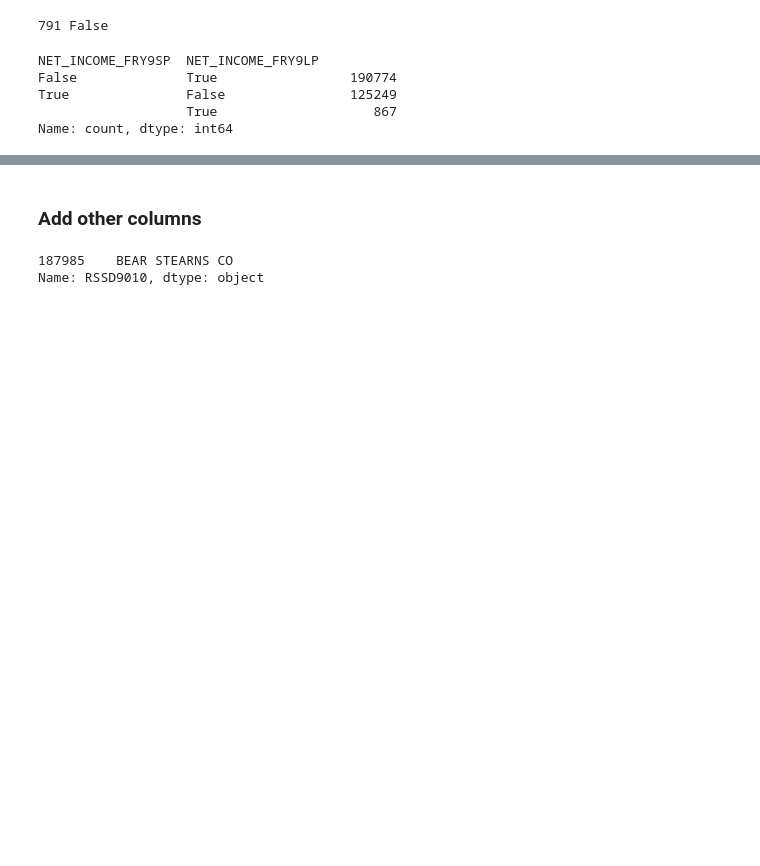
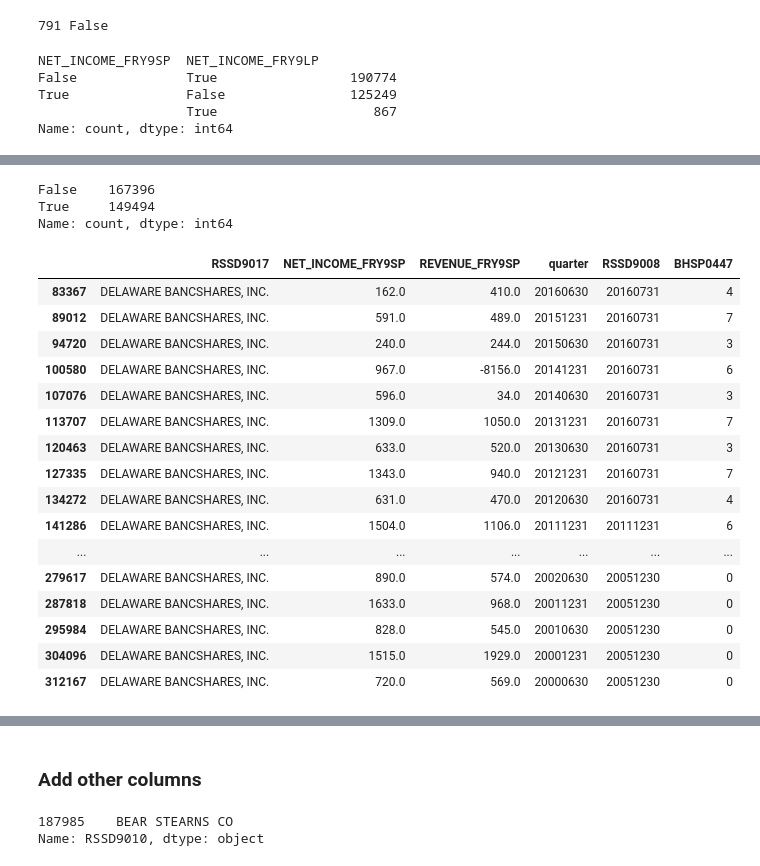
Before and after one commit to jmanacid1/DSE-Project, a Jupyter notebook: Data_Processing/notebooks/Dynamics of finance.ipynb, the cells around one changed output, grey strips where cells are left out. Saved outputs shown, nothing was run; the diff lists cells and outputs as text; code cells hidden in the pictures; blank space fills up the shorter version.

```diff
--- a/Data_Processing/notebooks/Dynamics of finance.ipynb
+++ b/Data_Processing/notebooks/Dynamics of finance.ipynb
@@ -339,0 +492,29 @@ df_all_final['NET_INCOME'] = np.where(df_all_final['NET_INCOME_FRY9C'] != 0,
+# %%
+# Identify if when focusing on LP and SP values, net income and revenue can have weird values (net income larger than revenue)
+print((df_all_final.loc[:,'NET_INCOME_FRY9SP']>df_all_final.loc[:,'REVENUE_FRY9SP']).value_counts())
+cond_neg_rev = df_all_final.loc[:,'NET_INCOME_FRY9SP']>df_all_final.loc[:,'REVENUE_FRY9SP']
+idx_neg_rev = df_all_final[cond_neg_rev].sort_values('REVENUE_FRY9SP')['RSSD9001'].unique()
+df_all_final[df_all_final['RSSD9001'].isin(idx_neg_rev[:1])].loc[:,['RSSD9017','NET_INCOME_FRY9SP','REVENUE_FRY9SP','quarter','RSSD9008','BHSP0447']]
+#answer: one potential driver off this is the equity rubric, where right before the net income rubric not distributed profits from subsdiaries can enter as new
+#source of profit
+# %% [output]
+False    167396
+True     149494
+Name: count, dtype: int64
+|  | RSSD9017 | NET_INCOME_FRY9SP | REVENUE_FRY9SP | quarter | RSSD9008 | BHSP0447 |
+| 83367 | DELAWARE BANCSHARES, INC. | 162.0 | 410.0 | 20160630 | 20160731 | 4 |
+| 89012 | DELAWARE BANCSHARES, INC. | 591.0 | 489.0 | 20151231 | 20160731 | 7 |
+| 94720 | DELAWARE BANCSHARES, INC. | 240.0 | 244.0 | 20150630 | 20160731 | 3 |
+| 100580 | DELAWARE BANCSHARES, INC. | 967.0 | -8156.0 | 20141231 | 20160731 | 6 |
+| 107076 | DELAWARE BANCSHARES, INC. | 596.0 | 34.0 | 20140630 | 20160731 | 3 |
+| 113707 | DELAWARE BANCSHARES, INC. | 1309.0 | 1050.0 | 20131231 | 20160731 | 7 |
+| 120463 | DELAWARE BANCSHARES, INC. | 633.0 | 520.0 | 20130630 | 20160731 | 3 |
+| 127335 | DELAWARE BANCSHARES, INC. | 1343.0 | 940.0 | 20121231 | 20160731 | 7 |
+| 134272 | DELAWARE BANCSHARES, INC. | 631.0 | 470.0 | 20120630 | 20160731 | 4 |
+| 141286 | DELAWARE BANCSHARES, INC. | 1504.0 | 1106.0 | 20111231 | 20111231 | 6 |
+| ... | ... | ... | ... | ... | ... | ... |
+| 279617 | DELAWARE BANCSHARES, INC. | 890.0 | 574.0 | 20020630 | 20051230 | 0 |
+| 287818 | DELAWARE BANCSHARES, INC. | 1633.0 | 968.0 | 20011231 | 20051230 | 0 |
+| 295984 | DELAWARE BANCSHARES, INC. | 828.0 | 545.0 | 20010630 | 20051230 | 0 |
+| 304096 | DELAWARE BANCSHARES, INC. | 1515.0 | 1929.0 | 20001231 | 20051230 | 0 |
+| 312167 | DELAWARE BANCSHARES, INC. | 720.0 | 569.0 | 20000630 | 20051230 | 0 |
```
Also changed, not shown: parts of 34 cells of this notebook, 3 other files.
